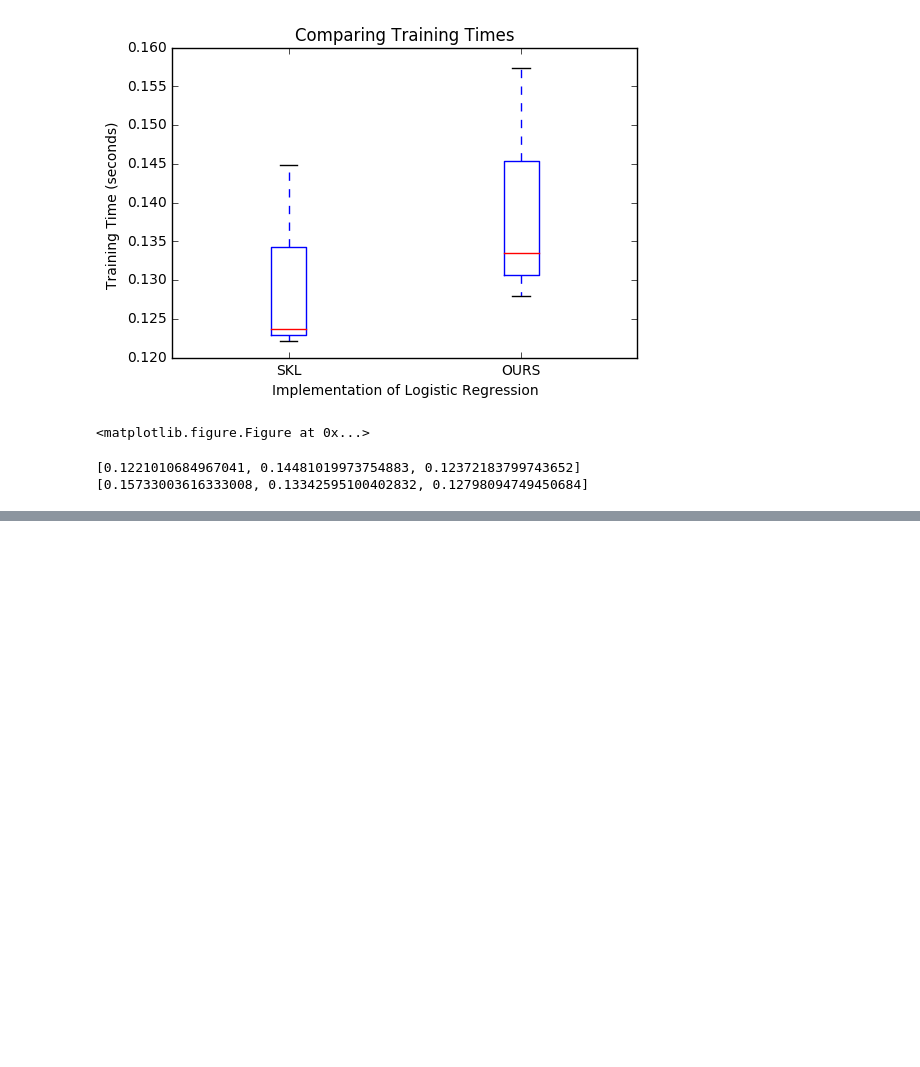
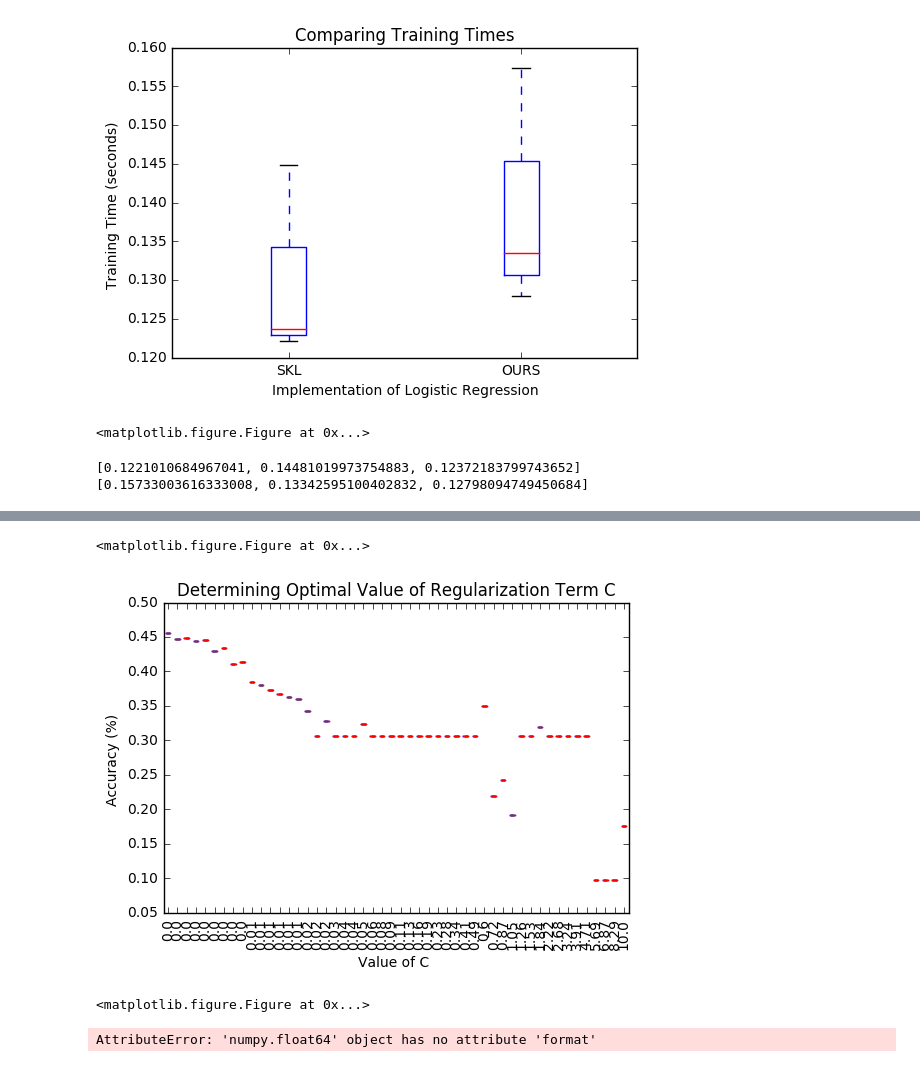
Before and after one commit to RupalSanghavi/MachineLearning, a Jupyter notebook: RW3PMFRIBASE.ipynb, the cells around one changed output, grey strips where cells are left out. Cells and saved outputs as stored; diff of their text form; code cells hidden in the pictures; blank space fills up the shorter version.

Commit message:
selecting c value

```diff
--- a/RW3PMFRIBASE.ipynb
+++ b/RW3PMFRIBASE.ipynb
@@ -595,0 +617,21 @@ t1 = [time/100 for time in lr_clf_times ]
+# %%
+
+
+costs = np.logspace(-3,1)
+costs.sort()
+
+cost_accuracies = []
+optimizations = ["BFGSBinaryLogisticRegression"]#,"StochasticLogisticRegression","LineSearchLogisticRegression"]
+
+for optimization in optimizations:
+    for cost in costs:
+        %%time
+        lr = MultiClassLogisticRegression(eta=0.1,
+                                           iterations=10,
+                                           C=cost,optimization=optimization) # get object
+        lr.fit(X,y)
+#         print(lr)
+        yhat = lr.predict(X)
+        acc = accuracy_score(y,yhat+1)
+        cost_accuracies.append([acc])
+        print('For ',optimization,' and cost ', cost,' Accuracy of: ',acc)
@@ -595,0 +677,12 @@ t1 = [time/100 for time in lr_clf_times ]
+# %%
+plt.boxplot(cost_accuracies)
+plt.title("Determining Optimal Value of Regularization Term C")
+plt.xlabel('Value of C ')
+plt.ylabel('Accuracy (%) ')
+costs_plot = np.around(costs,decimals=2)
+plt.xticks(li[0],costs_plot, rotation=90)
+plt.figure()
+# %% [output]
+<matplotlib.figure.Figure at 0x...>
+[figure, added]
+<matplotlib.figure.Figure at 0x...>
@@ -595,0 +691,4 @@ t1 = [time/100 for time in lr_clf_times ]
+# %%
+[cost.format(round(a,2) for cost in cost_accuracies)]
+# %% [output]
+AttributeError: 'numpy.float64' object has no attribute 'format'
```
Also changed, not shown: parts of 8 cells of this notebook, 1 other file.
